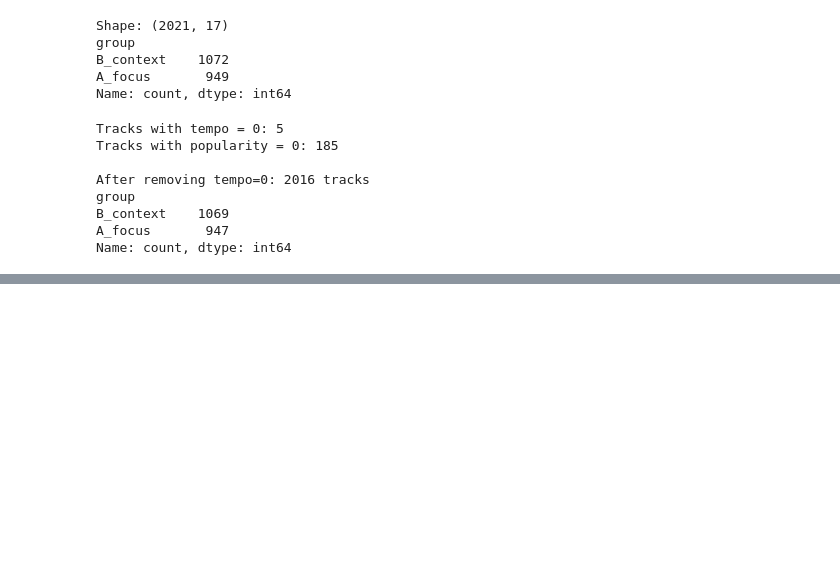
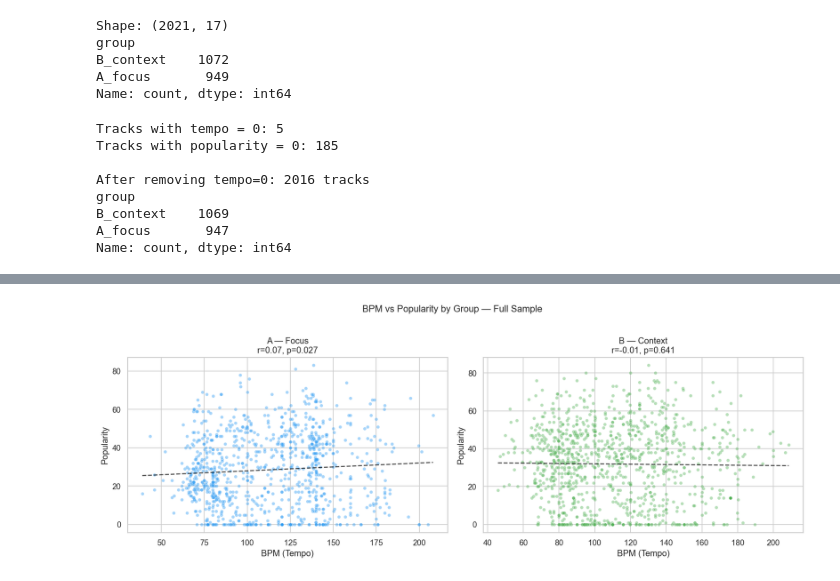
Before and after one commit to KelyNorel/beats-and-focus, a Jupyter notebook: notebooks/01_eda.ipynb, the cells around one changed output, grey strips where cells are left out. Drawn from its saved outputs; the diff is of its cells as text; code cells hidden in the pictures; blank space fills up the shorter version.

```diff
--- a/notebooks/01_eda.ipynb
+++ b/notebooks/01_eda.ipynb
@@ -315,0 +457,25 @@ Name: count, dtype: int64
+# %%
+fig, axes = plt.subplots(1, 2, figsize=(14, 5))
+
+for ax, (group, color) in zip(axes, group_colors.items()):
+    subset = df_clean[df_clean['group'] == group]
+    ax.scatter(subset['tempo'], subset['popularity'], alpha=0.4, color=color,
+               edgecolors='white', linewidth=0.3, s=20)
+
+    # Trend line
+    z = np.polyfit(subset['tempo'], subset['popularity'], 1)
+    p = np.poly1d(z)
+    x_line = np.linspace(subset['tempo'].min(), subset['tempo'].max(), 100)
+    ax.plot(x_line, p(x_line), color='black', linestyle='--', linewidth=1.5, alpha=0.7)
+
+    r, pval = stats.pearsonr(subset['tempo'], subset['popularity'])
+    ax.set_title(f'{group_labels[group]}\nr={r:.2f}, p={pval:.3f}')
+    ax.set_xlabel('BPM (Tempo)')
+    ax.set_ylabel('Popularity')
+
+plt.suptitle('BPM vs Popularity by Group — Full Sample', fontsize=13, y=1.02)
+plt.tight_layout()
+plt.savefig('../figures/full_03_bpm_vs_popularity.png', dpi=120, bbox_inches='tight')
+plt.show()
+# %% [output]
+[figure, added]
```
Also changed, not shown: parts of 11 cells of this notebook, 7 other files.
